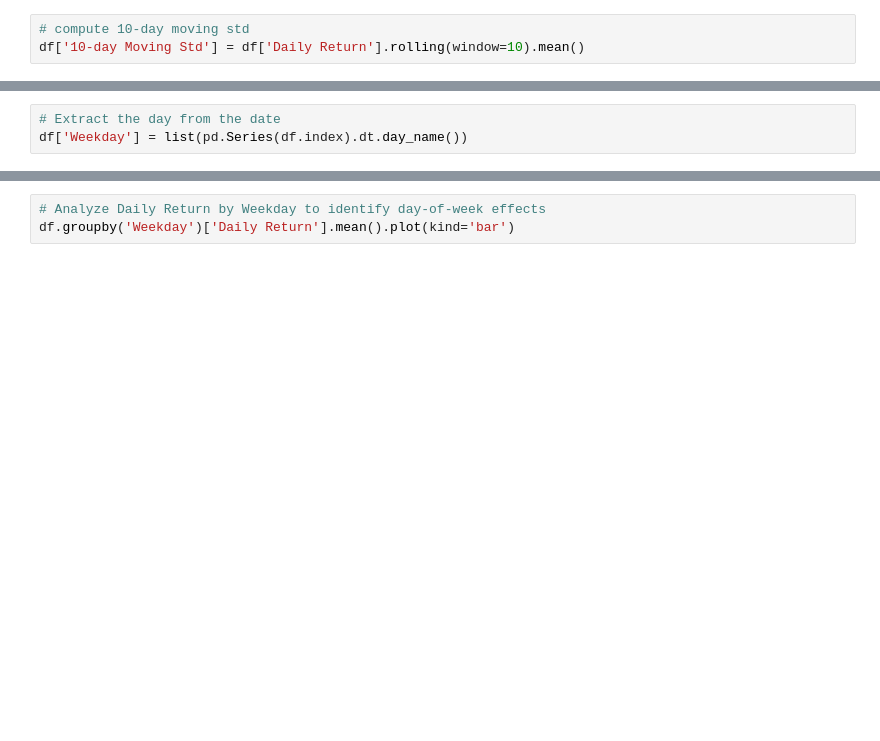
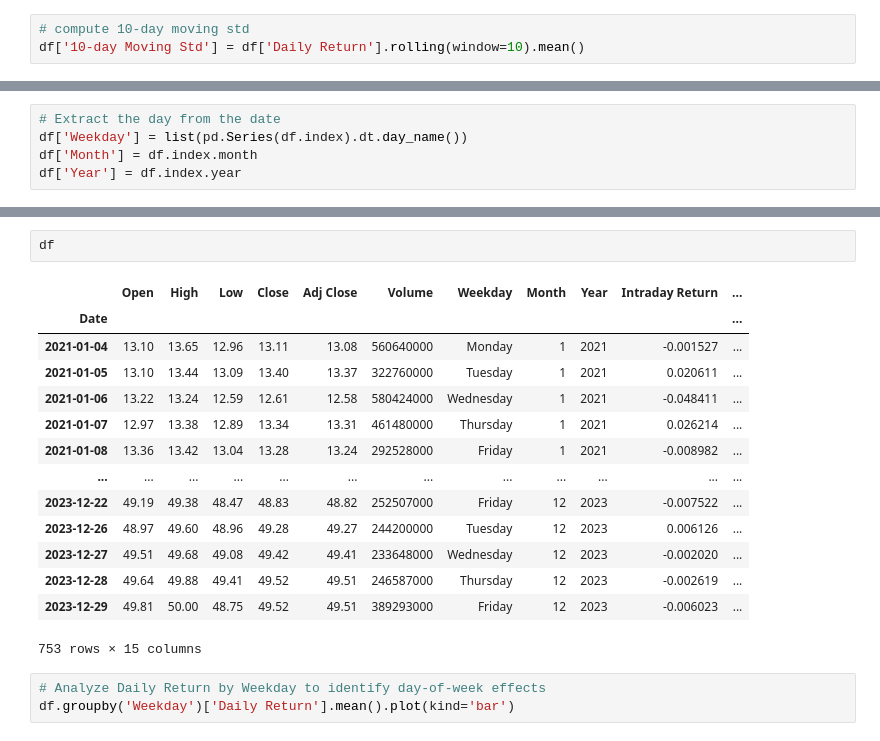
Before and after one commit to GeorgiusBE/Mining_Game, a Jupyter notebook: Part_2_Data_Analytics.ipynb, the cells around one changed output, grey strips where cells are left out. Saved outputs shown, nothing was run; the diff lists cells and outputs as text; blank space fills up the shorter version.

```diff
--- a/Part_2_Data_Analytics.ipynb
+++ b/Part_2_Data_Analytics.ipynb
@@ -317,6 +384,8 @@ Extract the weekday from the date.
 # %%
 # Extract the day from the date
 df['Weekday'] = list(pd.Series(df.index).dt.day_name())
+df['Month'] = df.index.month
+df['Year'] = df.index.year
 # %% [markdown]
 ## 3. Exploratory Data Analysis (EDA)
 In EDA, we try to better understand the dataset
@@ -349,3 +438,20 @@ CHANGE DATA SET TO FROM 1 JAN 2021 TO 31 DEC 2023!!!!!!!!!!!!!!!!!!!!!!!!!!!!!!!
+# %%
+df
+# %% [output]
+|  | Open | High | Low | Close | Adj Close | Volume | Weekday | Month | Year | Intraday Return | ... |
+| Date |  |  |  |  |  |  |  |  |  |  | ... |
+| 2021-01-04 | 13.10 | 13.65 | 12.96 | 13.11 | 13.08 | 560640000 | Monday | 1 | 2021 | -0.001527 | ... |
+| 2021-01-05 | 13.10 | 13.44 | 13.09 | 13.40 | 13.37 | 322760000 | Tuesday | 1 | 2021 | 0.020611 | ... |
+| 2021-01-06 | 13.22 | 13.24 | 12.59 | 12.61 | 12.58 | 580424000 | Wednesday | 1 | 2021 | -0.048411 | ... |
+| 2021-01-07 | 12.97 | 13.38 | 12.89 | 13.34 | 13.31 | 461480000 | Thursday | 1 | 2021 | 0.026214 | ... |
+| 2021-01-08 | 13.36 | 13.42 | 13.04 | 13.28 | 13.24 | 292528000 | Friday | 1 | 2021 | -0.008982 | ... |
+| ... | ... | ... | ... | ... | ... | ... | ... | ... | ... | ... | ... |
+| 2023-12-22 | 49.19 | 49.38 | 48.47 | 48.83 | 48.82 | 252507000 | Friday | 12 | 2023 | -0.007522 | ... |
+| 2023-12-26 | 48.97 | 49.60 | 48.96 | 49.28 | 49.27 | 244200000 | Tuesday | 12 | 2023 | 0.006126 | ... |
+| 2023-12-27 | 49.51 | 49.68 | 49.08 | 49.42 | 49.41 | 233648000 | Wednesday | 12 | 2023 | -0.002020 | ... |
+| 2023-12-28 | 49.64 | 49.88 | 49.41 | 49.52 | 49.51 | 246587000 | Thursday | 12 | 2023 | -0.002619 | ... |
+| 2023-12-29 | 49.81 | 50.00 | 48.75 | 49.52 | 49.51 | 389293000 | Friday | 12 | 2023 | -0.006023 | ... |
+753 rows × 15 columns
 # %%
 # Analyze Daily Return by Weekday to identify day-of-week effects
 df.groupby('Weekday')['Daily Return'].mean().plot(kind='bar')
```
Also changed, not shown: parts of 11 cells of this notebook.
